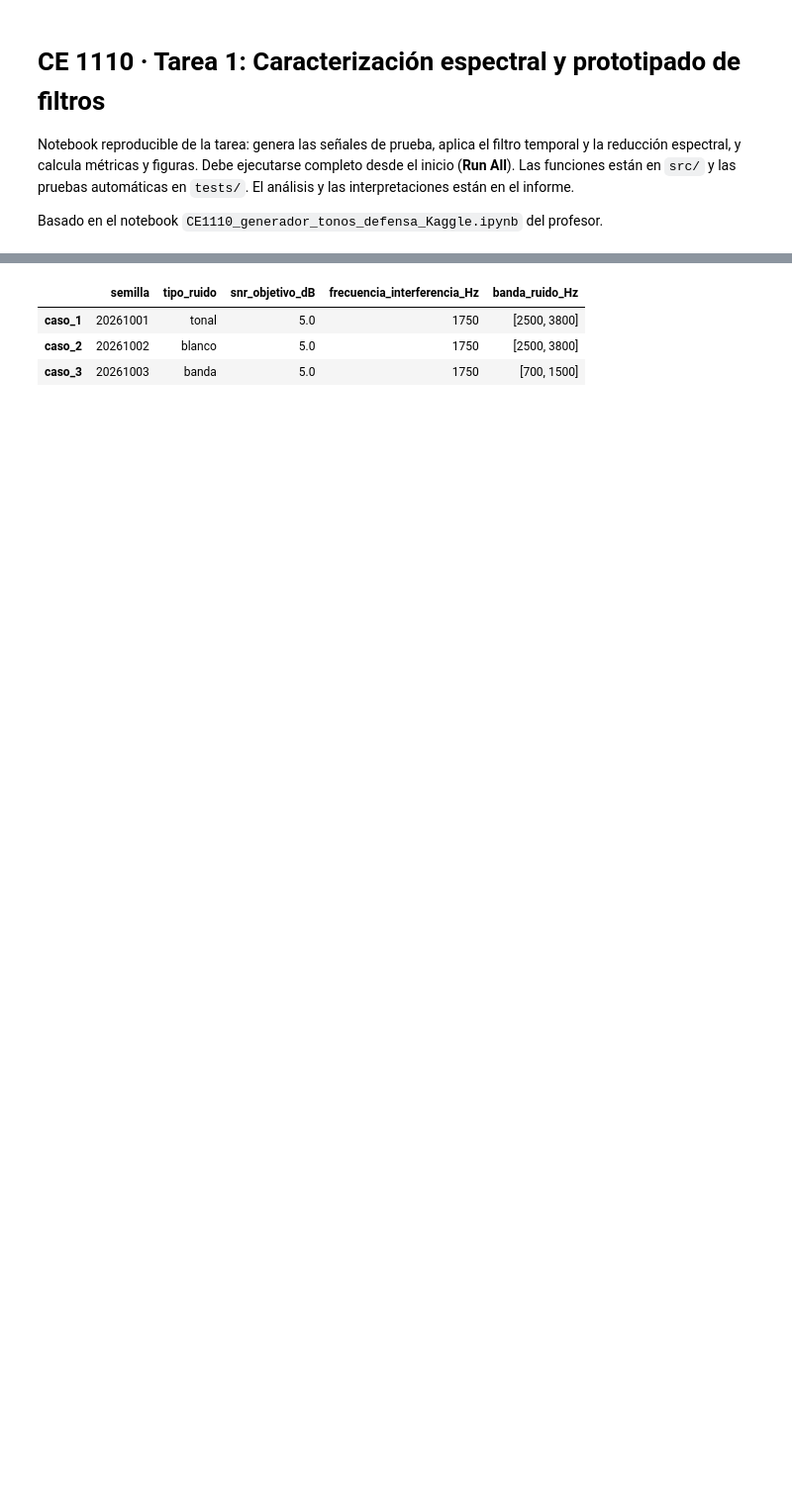
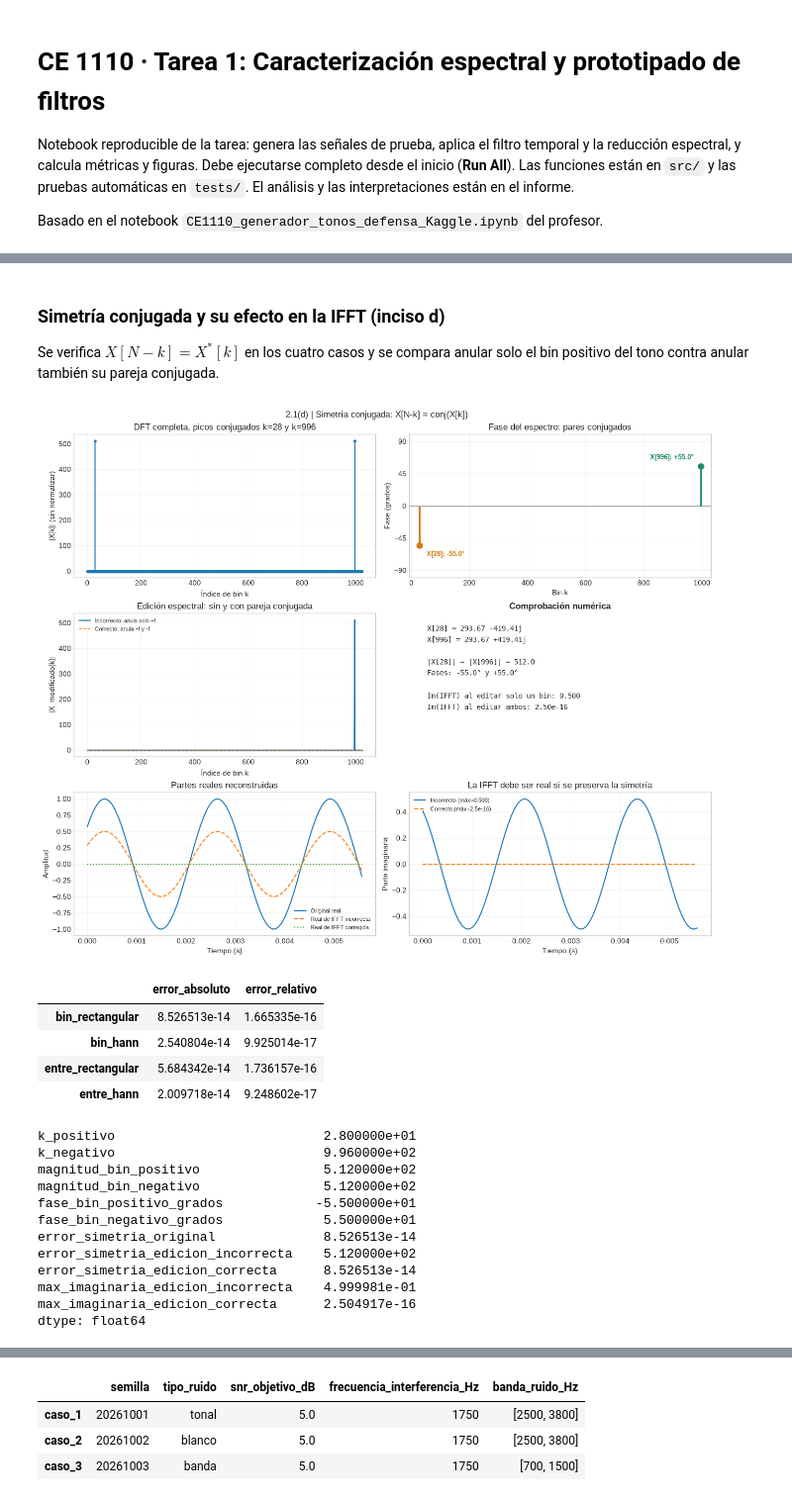
Before and after one commit to Izaguirre1g/jgarcia_asm_2026_s2, a Jupyter notebook: notebook.ipynb, the cells around one changed output, grey strips where cells are left out. Shown at 99% size. Saved outputs shown, nothing was run; the diff lists cells and outputs as text; code cells hidden in the pictures; blank space fills up the shorter version.

```diff
--- a/notebook.ipynb
+++ b/notebook.ipynb
@@ -22 +86,28 @@ print('Entorno listo. Raíz del proyecto:', RAIZ)
+# %% [markdown]
+### Simetría conjugada y su efecto en la IFFT (inciso d)
+Se verifica $X[N-k] = X^*[k]$ en los cuatro casos y se compara anular solo el bin positivo del tono contra anular también su pareja conjugada.
+# %%
+fig, SIMETRIA = ff.simetria_y_ifft(CASOS_FFT, CFG_FFT)
+fig.savefig(FIGS / '2_1_simetria_conjugada.png', dpi=150, bbox_inches='tight'); plt.show()
+display(pd.DataFrame(SIMETRIA.pop('errores_4_casos')).T)
+pd.Series(SIMETRIA)
+# %% [output]
+[figure, added]
+|  | error_absoluto | error_relativo |
+| bin_rectangular | 8.526513e-14 | 1.665335e-16 |
+| bin_hann | 2.540804e-14 | 9.925014e-17 |
+| entre_rectangular | 5.684342e-14 | 1.736157e-16 |
+| entre_hann | 2.009718e-14 | 9.248602e-17 |
+k_positivo                           2.800000e+01
+k_negativo                           9.960000e+02
+magnitud_bin_positivo                5.120000e+02
+magnitud_bin_negativo                5.120000e+02
+fase_bin_positivo_grados            -5.500000e+01
+fase_bin_negativo_grados             5.500000e+01
+error_simetria_original              8.526513e-14
+error_simetria_edicion_incorrecta    5.120000e+02
+error_simetria_edicion_correcta      8.526513e-14
+max_imaginaria_edicion_incorrecta    4.999981e-01
+max_imaginaria_edicion_correcta      2.504917e-16
+dtype: float64
 # %% [markdown]
```
Also changed, not shown: parts of 37 cells of this notebook, 22 other files.
